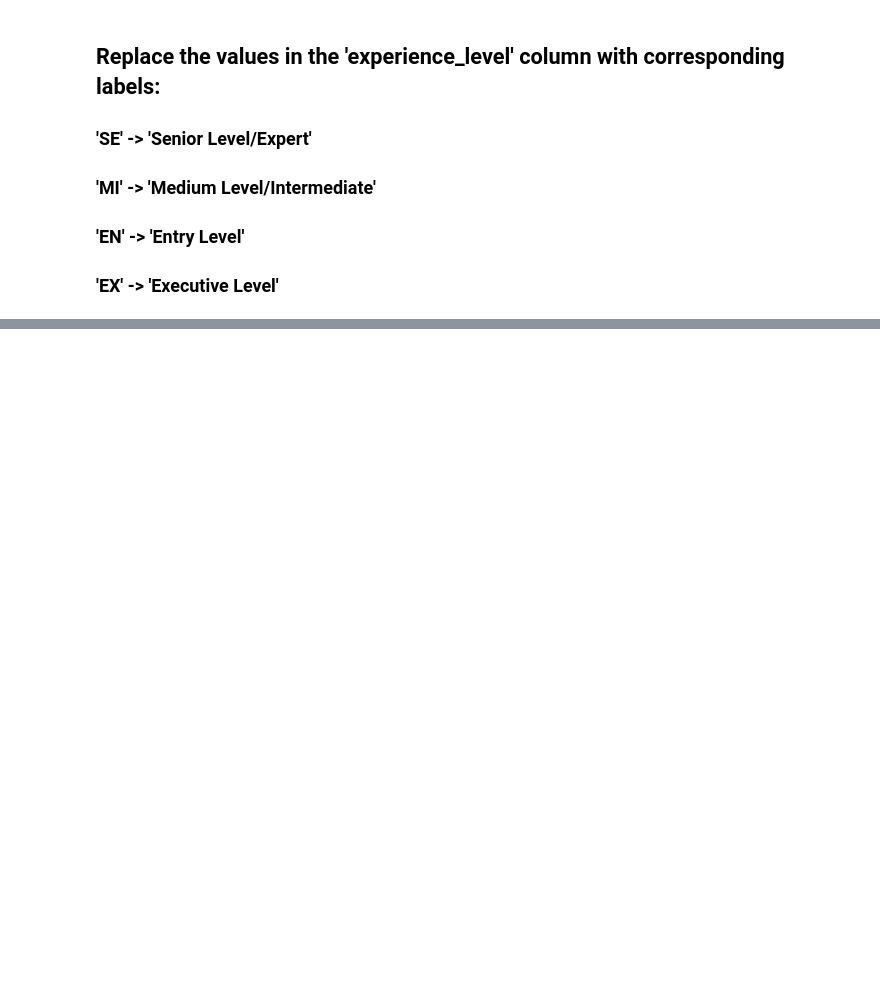
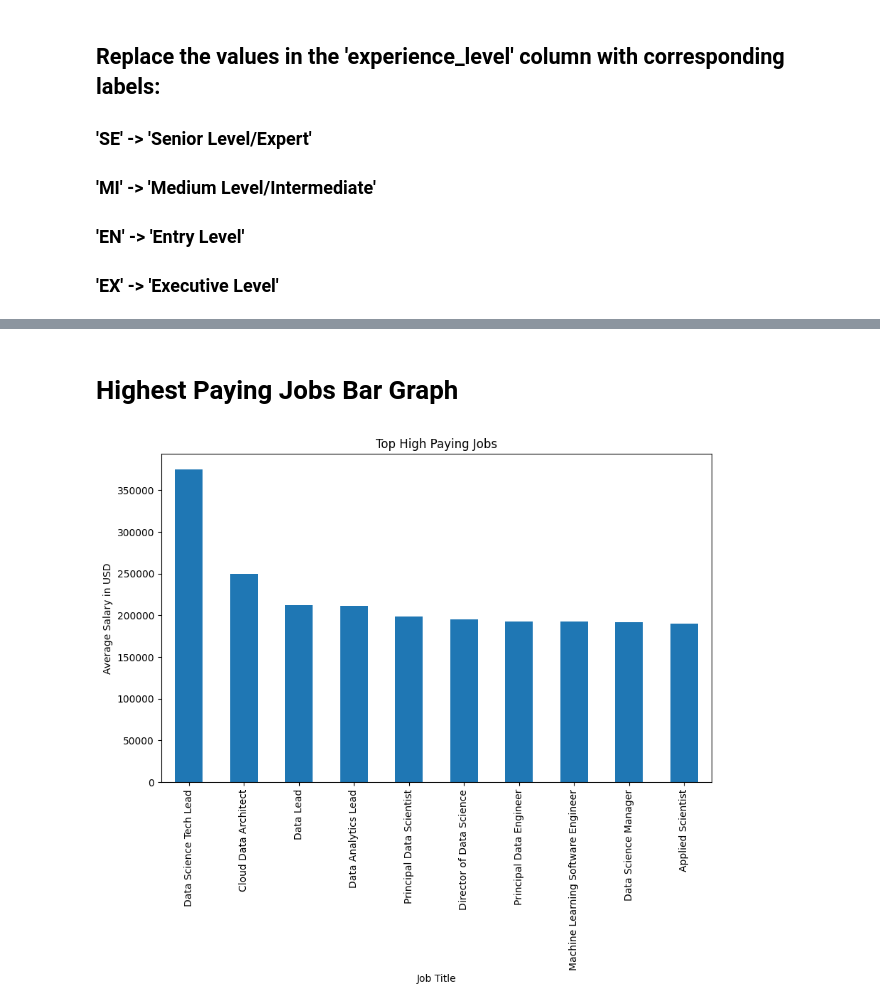
Before and after one commit to NotAScratch/Data-Science-Salary-Analysis, a Jupyter notebook: analysis.ipynb, the cells around one changed output, grey strips where cells are left out. Saved outputs shown, nothing was run; the diff lists cells and outputs as text; code cells hidden in the pictures; blank space fills up the shorter version.

```diff
--- a/analysis.ipynb
+++ b/analysis.ipynb
@@ -275,0 +180,11 @@ ggplot(df, aes(x='job_title', y='salary_in_usd', color='job_title')) + geom_poin
+# %% [markdown]
+# Highest Paying Jobs Bar Graph
+# %%
+high_paying_jobs = df.groupby('job_title')['salary_in_usd'].mean().sort_values(ascending=False).head(10)        # Calculate the average salary for each job title and display the top 10 high paying jobs
+high_paying_jobs.plot(kind='bar', figsize=(10, 6))  # Plot the top 10 high paying jobs in a bar chart
+plt.xlabel('Job Title')
+plt.ylabel('Average Salary in USD')
+plt.title('Top High Paying Jobs')
+plt.show()
+# %% [output]
+[figure, added]
```
Also changed, not shown: parts of 56 cells of this notebook, 2 other files.
